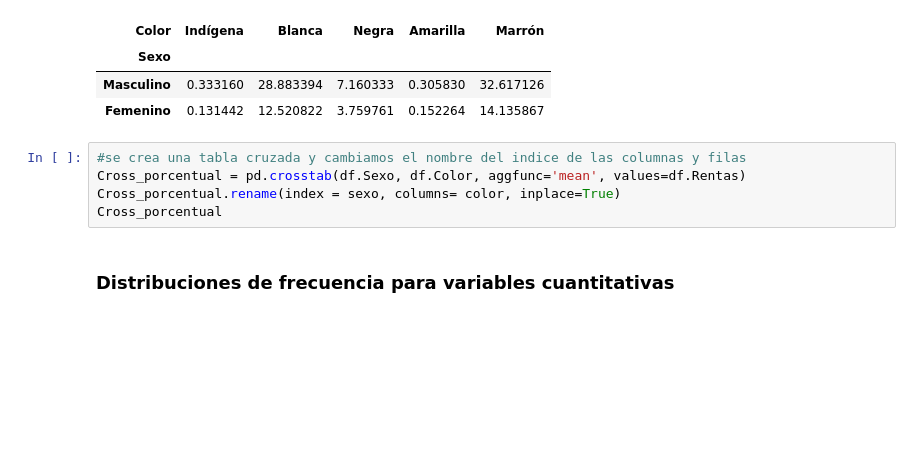
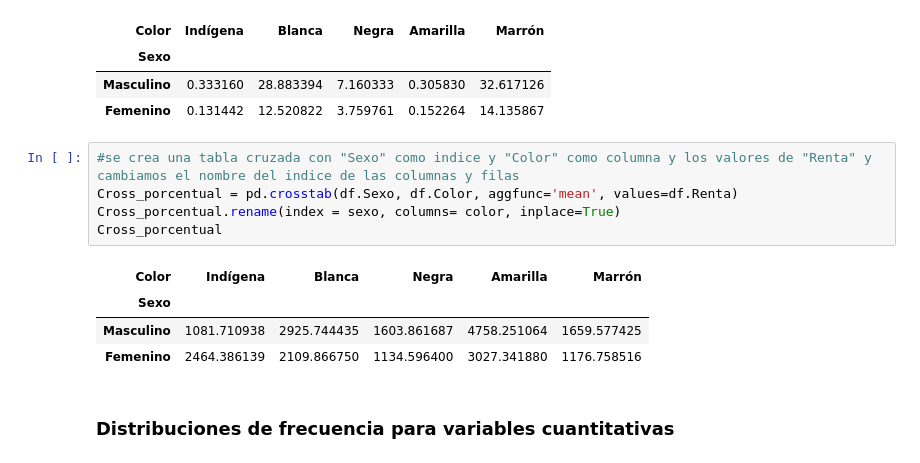
Before and after one commit to HillkirkLautaro/estadisticas_python, a Jupyter notebook: Python_Data_Science_Estadistica_inicial.ipynb, the cells around one changed output. Drawn from its saved outputs; the diff is of its cells as text; blank space fills up the shorter version.

```diff
--- a/Python_Data_Science_Estadistica_inicial.ipynb
+++ b/Python_Data_Science_Estadistica_inicial.ipynb
@@ -95,10 +95,15 @@ Cross_porcentual
 | Masculino | 0.333160 | 28.883394 | 7.160333 | 0.305830 | 32.617126 |
 | Femenino | 0.131442 | 12.520822 | 3.759761 | 0.152264 | 14.135867 |
 # %%
-#se crea una tabla cruzada y cambiamos el nombre del indice de las columnas y filas
-Cross_porcentual = pd.crosstab(df.Sexo, df.Color, aggfunc='mean', values=df.Rentas)
+#se crea una tabla cruzada con "Sexo" como indice y "Color" como columna y los valores de "Renta" y cambiamos el nombre del indice de las columnas y filas
+Cross_porcentual = pd.crosstab(df.Sexo, df.Color, aggfunc='mean', values=df.Renta)
 Cross_porcentual.rename(index = sexo, columns= color, inplace=True)
 Cross_porcentual
+# %% [output]
+| Color | Indígena | Blanca | Negra | Amarilla | Marrón |
+| Sexo |  |  |  |  |  |
+| Masculino | 1081.710938 | 2925.744435 | 1603.861687 | 4758.251064 | 1659.577425 |
+| Femenino | 2464.386139 | 2109.866750 | 1134.596400 | 3027.341880 | 1176.758516 |
 # %% [markdown]
 ### Distribuciones de frecuencia para variables cuantitativas
 # %% [markdown]
```
Also changed, not shown: parts of 7 cells of this notebook.
